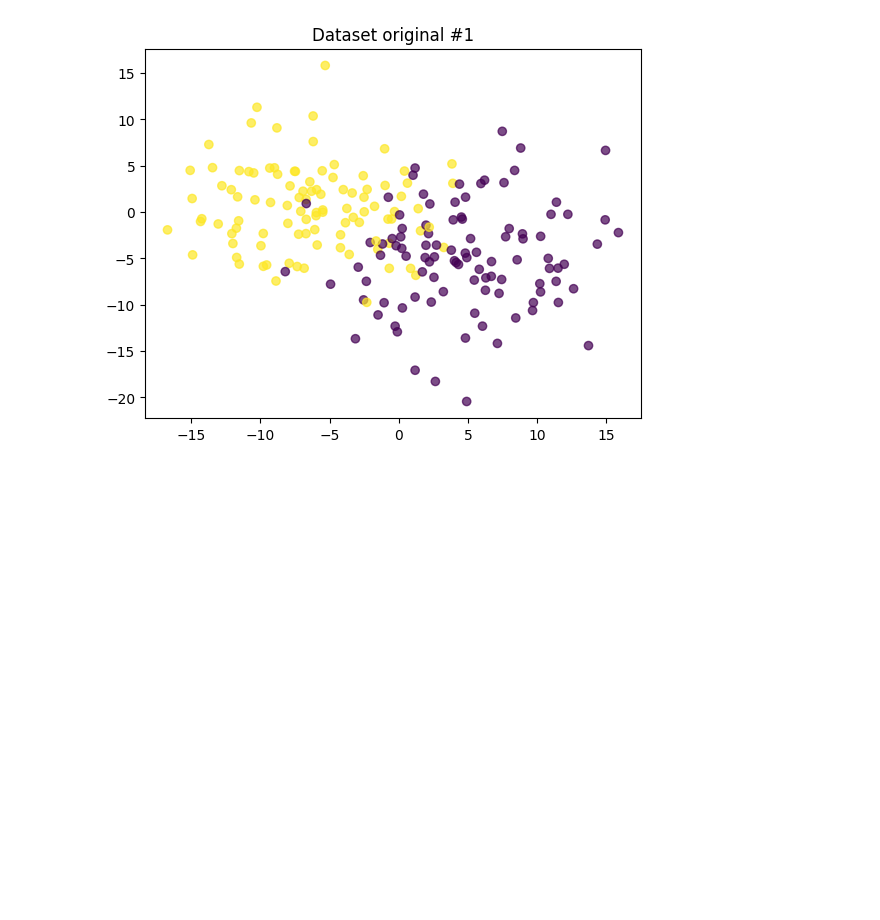
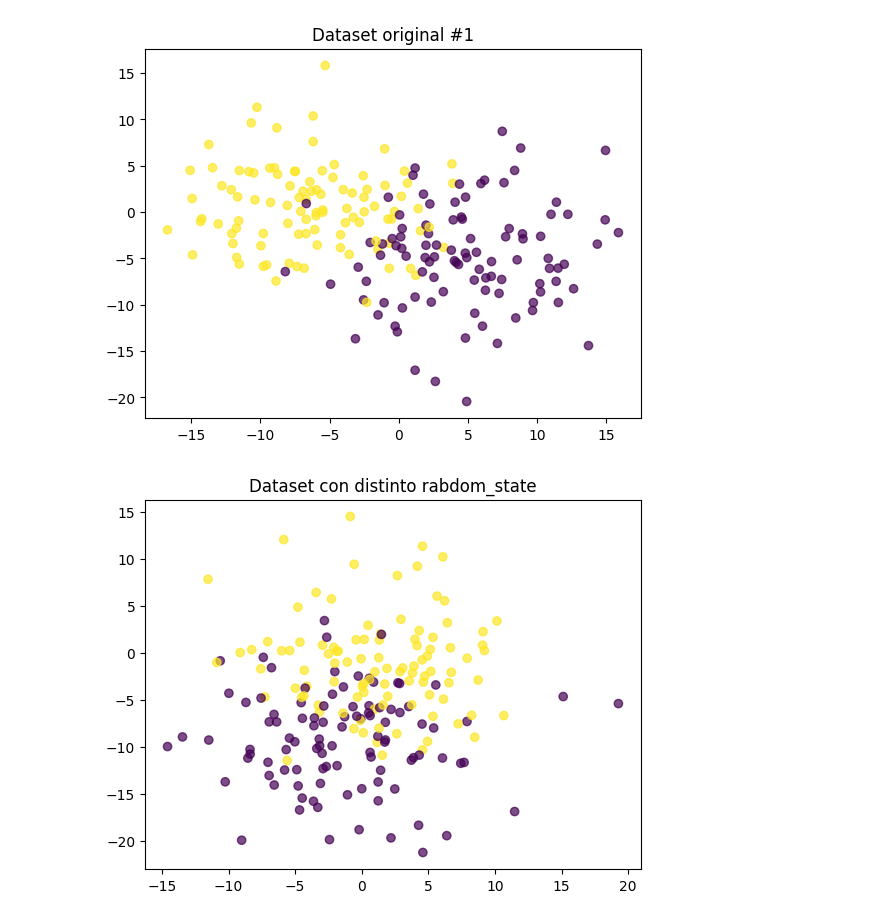
Before and after one commit to BenjaminGMC/sic_ai_2025_jun, a Jupyter notebook: 03machinelearning/clase_16.ipynb, the cells around one changed output. Drawn from its saved outputs; the diff is of its cells as text; code cells hidden in the pictures; blank space fills up the shorter version.

```diff
--- a/03machinelearning/clase_16.ipynb
+++ b/03machinelearning/clase_16.ipynb
@@ -12,3 +16,10 @@ plt.title('Dataset original #1')
 plt.show()
 # %% [output]
 [figure]
+# %%
+Xn, label1 = make_blobs(n_samples=200, n_features=2, centers=2, cluster_std=5, random_state=2)
+plt.scatter(Xn[:,0], Xn[:,1], c = label1, alpha=0.7)
+plt.title('Dataset con distinto rabdom_state')
+plt.show()
+# %% [output]
+[figure, added]
```
Also changed, not shown: parts of 9 cells of this notebook.
